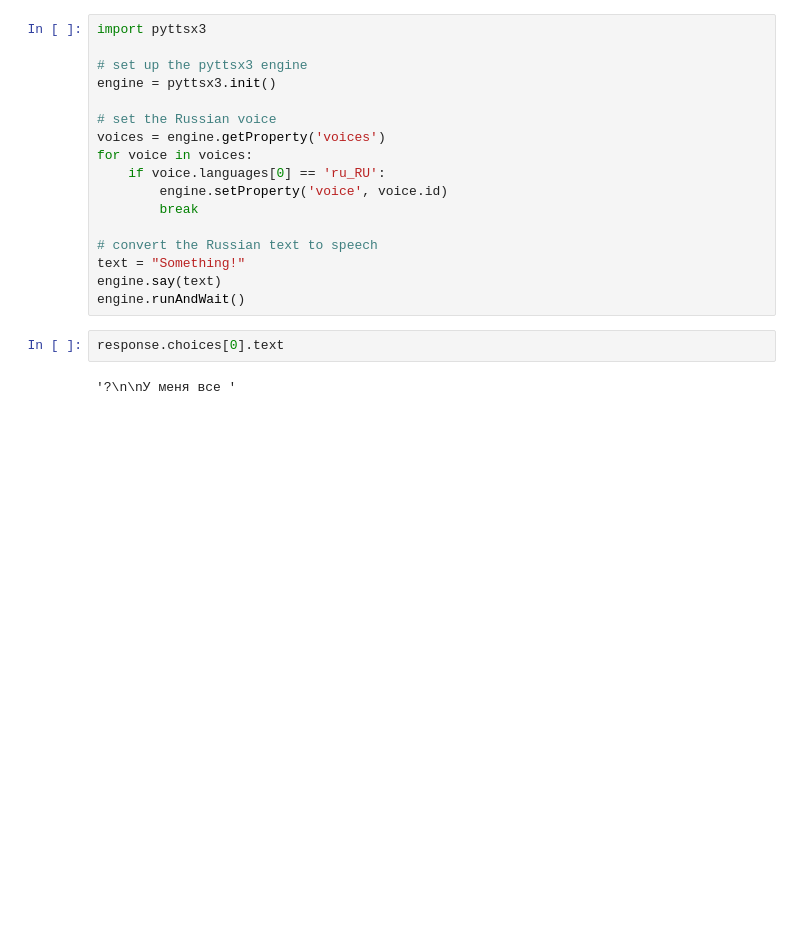
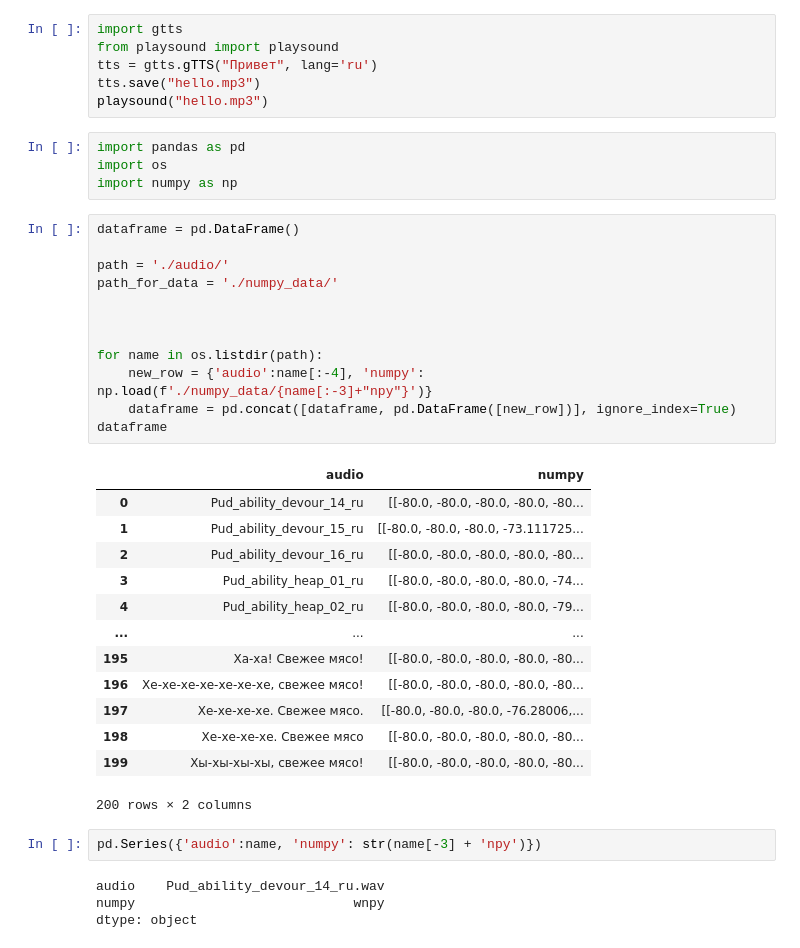
Before and after one commit to Begsta/void, a Jupyter notebook: main.ipynb, the cells around one changed output. Saved outputs shown, nothing was run; the diff lists cells and outputs as text; blank space fills up the shorter version.

```diff
--- a/main.ipynb
+++ b/main.ipynb
@@ -71,21 +79,42 @@ KeyboardInterrupt:
-# %%
-import pyttsx3
-
-# set up the pyttsx3 engine
-engine = pyttsx3.init()
-
-# set the Russian voice
-voices = engine.getProperty('voices')
-for voice in voices:
-    if voice.languages[0] == 'ru_RU':
-        engine.setProperty('voice', voice.id)
-        break
-
-# convert the Russian text to speech
-text = "Something!"
-engine.say(text)
-engine.runAndWait()
-# %%
-response.choices[0].text
-# %% [output]
-'?\n\nУ меня все '
+# %%
+import gtts
+from playsound import playsound
+tts = gtts.gTTS("Привет", lang='ru')
+tts.save("hello.mp3")
+playsound("hello.mp3")
+# %%
+import pandas as pd
+import os
+import numpy as np
+# %%
+dataframe = pd.DataFrame()
+
+path = './audio/'
+path_for_data = './numpy_data/'
+
+
+
+for name in os.listdir(path):
+    new_row = {'audio':name[:-4], 'numpy': np.load(f'./numpy_data/{name[:-3]+"npy"}')}
+    dataframe = pd.concat([dataframe, pd.DataFrame([new_row])], ignore_index=True)
+dataframe
+# %% [output]
+|  | audio | numpy |
+| 0 | Pud_ability_devour_14_ru | [[-80.0, -80.0, -80.0, -80.0, -80... |
+| 1 | Pud_ability_devour_15_ru | [[-80.0, -80.0, -80.0, -73.111725... |
+| 2 | Pud_ability_devour_16_ru | [[-80.0, -80.0, -80.0, -80.0, -80... |
+| 3 | Pud_ability_heap_01_ru | [[-80.0, -80.0, -80.0, -80.0, -74... |
+| 4 | Pud_ability_heap_02_ru | [[-80.0, -80.0, -80.0, -80.0, -79... |
+| ... | ... | ... |
+| 195 | Ха-ха! Свежее мясо! | [[-80.0, -80.0, -80.0, -80.0, -80... |
+| 196 | Хе-хе-хе-хе-хе-хе-хе, свежее мясо! | [[-80.0, -80.0, -80.0, -80.0, -80... |
+| 197 | Хе-хе-хе-хе. Свежее мясо. | [[-80.0, -80.0, -80.0, -76.28006,... |
+| 198 | Хе-хе-хе-хе. Свежее мясо | [[-80.0, -80.0, -80.0, -80.0, -80... |
+| 199 | Хы-хы-хы-хы, свежее мясо! | [[-80.0, -80.0, -80.0, -80.0, -80... |
+200 rows × 2 columns
+# %%
+pd.Series({'audio':name, 'numpy': str(name[-3] + 'npy')})
+# %% [output]
+audio    Pud_ability_devour_14_ru.wav
+numpy                            wnpy
+dtype: object
```
Also changed, not shown: parts of 12 cells of this notebook, 2 other files.
